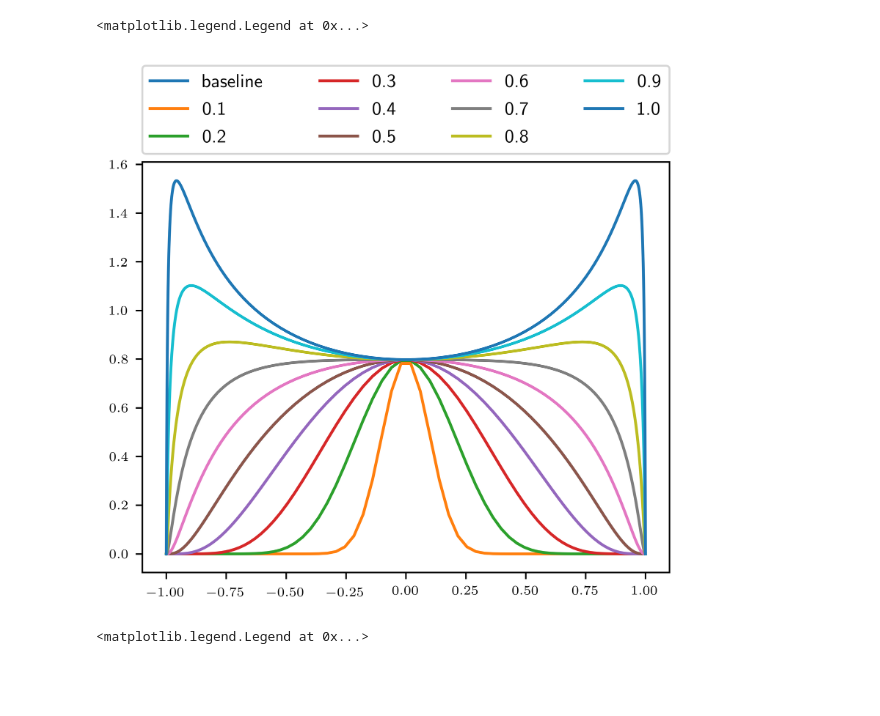
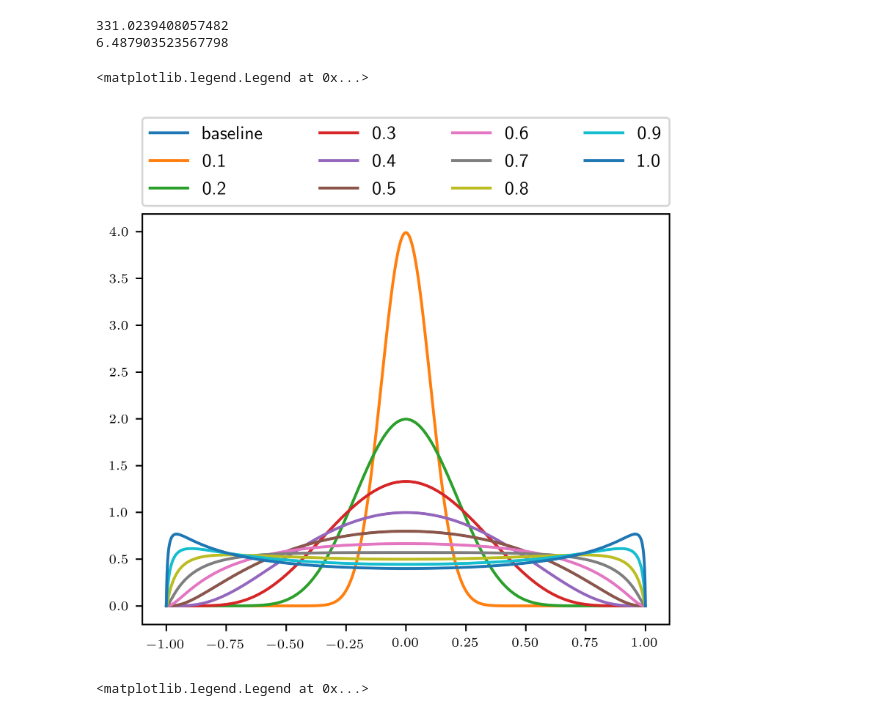
Before and after one commit to FabianGabriel/Active_flow_control_past_cylinder_using_DRL, a Jupyter notebook: notebooks/tanh_distribution.ipynb, the cells around one changed output. Cells and saved outputs as stored; diff of their text form; code cells hidden in the pictures; blank space fills up the shorter version.

```diff
--- a/notebooks/tanh_distribution.ipynb
+++ b/notebooks/tanh_distribution.ipynb
@@ -17,22 +19,27 @@ font_size = 10
 # %%
 mu = 0
 sig = 0.5
 
-x = np.linspace(-10, 10, 500)
+x = np.linspace(-10, 10, 5000)
 xt = np.tanh(x)
 p = np.exp(-1/2*((x-mu)/sig)**2) / sig / np.sqrt(2*np.pi) / (1-np.tanh(x)**2)
+entropy_p = entropy(p)
+print(sum(p))
+print(entropy_p)
 
 fig, ax = plt.subplots(figsize=(5,4))
 ax.plot(xt, p, label="baseline")
 for i in range(10):
     sig_temp = round(sig - 0.4 + 0.1 * i, 1)
 
-    p_2 = np.exp(-1/2*((x-mu)/sig_temp)**2) / sig / np.sqrt(2*np.pi) / (1-np.tanh(x)**2)
+    p_2 = np.exp(-1/2*((x-mu)/sig_temp)**2) / sig_temp / np.sqrt(2*np.pi) / (1-np.tanh(x)**2)
     ax.plot(xt, p_2, label=sig_temp)
 ax.legend(bbox_to_anchor=(0., 1.02, 1., .102), loc=3, ncol=4, mode="expand", borderaxespad=0., fontsize=font_size)
 # %% [output]
-<matplotlib.legend.Legend at 0x...>
+331.0239408057482
+6.487903523567798
+<matplotlib.legend.Legend at 0x...>
-[figure, old version]
+[figure, new version]
 # %%
 fig, ax = plt.subplots(figsize=(5,4))
 ax.plot(xt, p, label="baseline")
```
Also changed, not shown: parts of 2 cells of this notebook.
